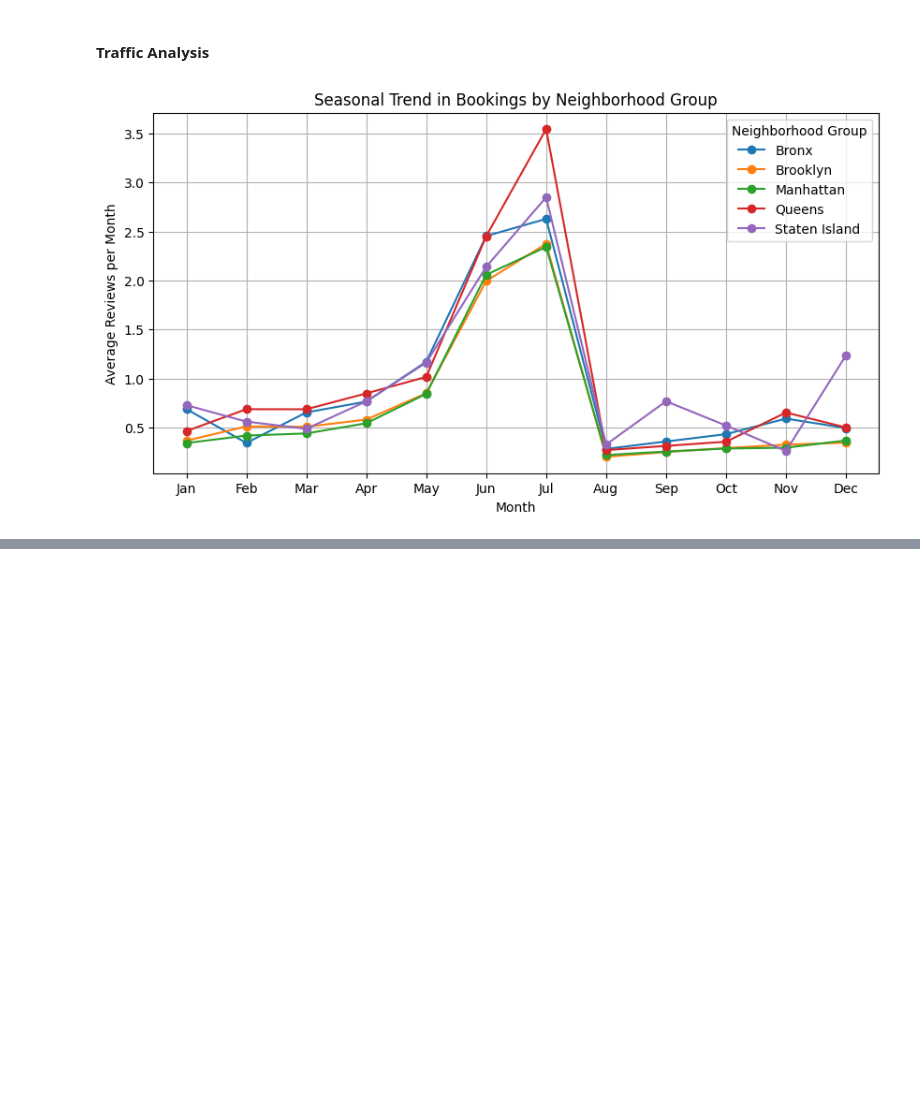
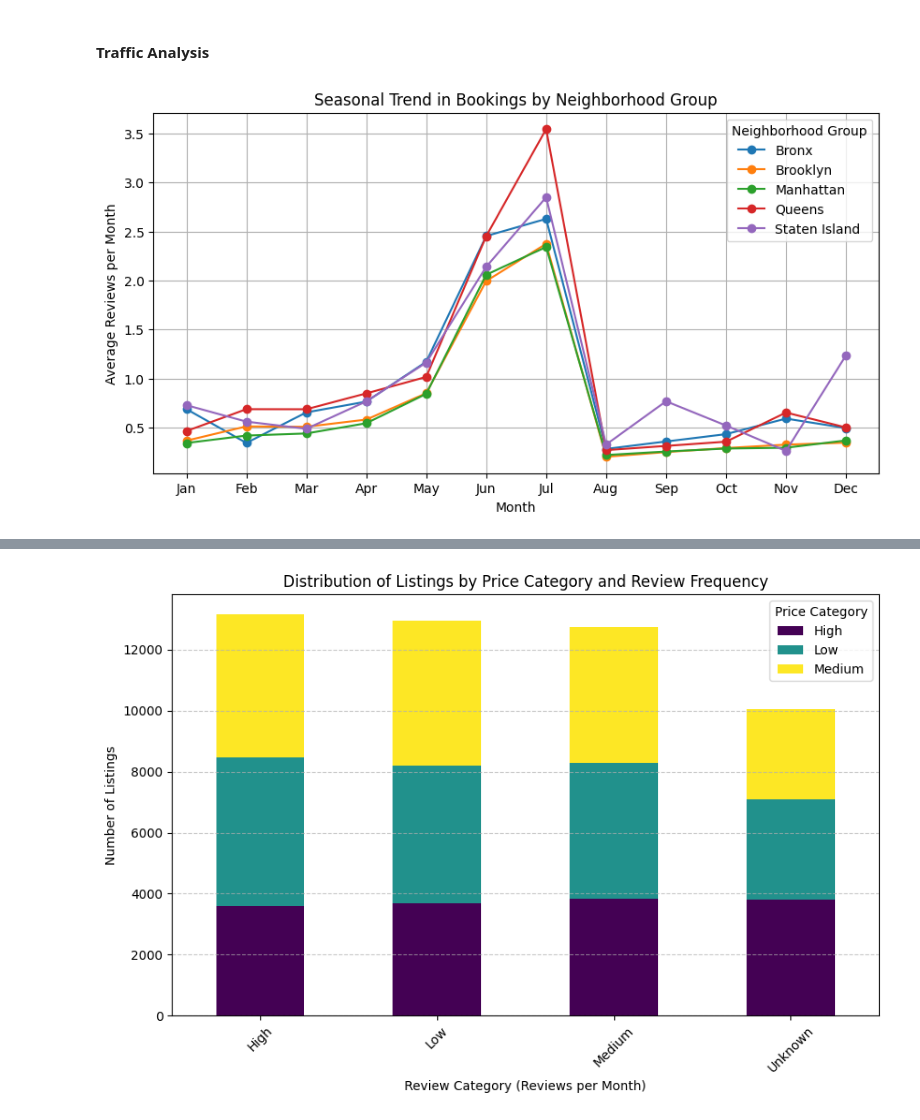
Before and after one commit to ijuner/Business_decision, a Jupyter notebook: Week4-Demo-Dev-Airbnb/Airbnb-Anaysis.ipynb, the cells around one changed output, grey strips where cells are left out. Cells and saved outputs as stored; diff of their text form; code cells hidden in the pictures; blank space fills up the shorter version.

```diff
--- a/Week4-Demo-Dev-Airbnb/Airbnb-Anaysis.ipynb
+++ b/Week4-Demo-Dev-Airbnb/Airbnb-Anaysis.ipynb
@@ -363,0 +378,53 @@ plt.show()
+# %%
+import pandas as pd
+import matplotlib.pyplot as plt
+
+# Define thresholds for reviews_per_month (Low, Medium, High)
+low_review_threshold = data["reviews_per_month"].quantile(0.33)
+high_review_threshold = data["reviews_per_month"].quantile(0.66)
+
+# Categorize reviews_per_month into Low, Medium, and High
+def categorize_reviews(x):
+    if pd.isna(x):
+        return "Unknown"
+    elif x <= low_review_threshold:
+        return "Low"
+    elif x <= high_review_threshold:
+        return "Medium"
+    else:
+        return "High"
+
+data["review_category"] = data["reviews_per_month"].apply(categorize_reviews)
+
+# Define thresholds for price (Low, Medium, High)
+low_price_threshold = data["price"].quantile(0.33)
+high_price_threshold = data["price"].quantile(0.66)
+
+# Categorize price into Low, Medium, and High
+def categorize_price(x):
+    if pd.isna(x):
+        return "Unknown"
+    elif x <= low_price_threshold:
+        return "Low"
+    elif x <= high_price_threshold:
+        return "Medium"
+    else:
+        return "High"
+
+data["price_category"] = data["price"].apply(categorize_price)
+
+# Count the number of listings in each price category per review_category
+price_counts = data.groupby(["review_category", "price_category"]).size().unstack(fill_value=0)
+
+# Plot the stacked bar chart
+price_counts.plot(kind="bar", stacked=True, figsize=(10, 6), colormap="viridis")
+
+plt.xlabel("Review Category (Reviews per Month)")
+plt.ylabel("Number of Listings")
+plt.title("Distribution of Listings by Price Category and Review Frequency")
+plt.legend(title="Price Category")
+plt.xticks(rotation=45)
+plt.grid(axis="y", linestyle="--", alpha=0.7)
+plt.show()
+# %% [output]
+[figure, added]
```
Also changed, not shown: parts of 9 cells of this notebook.
